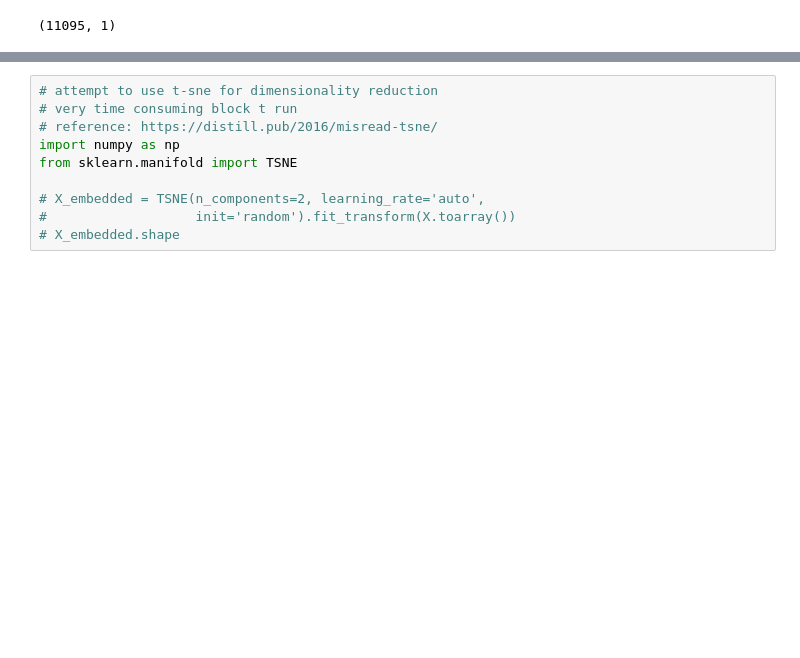
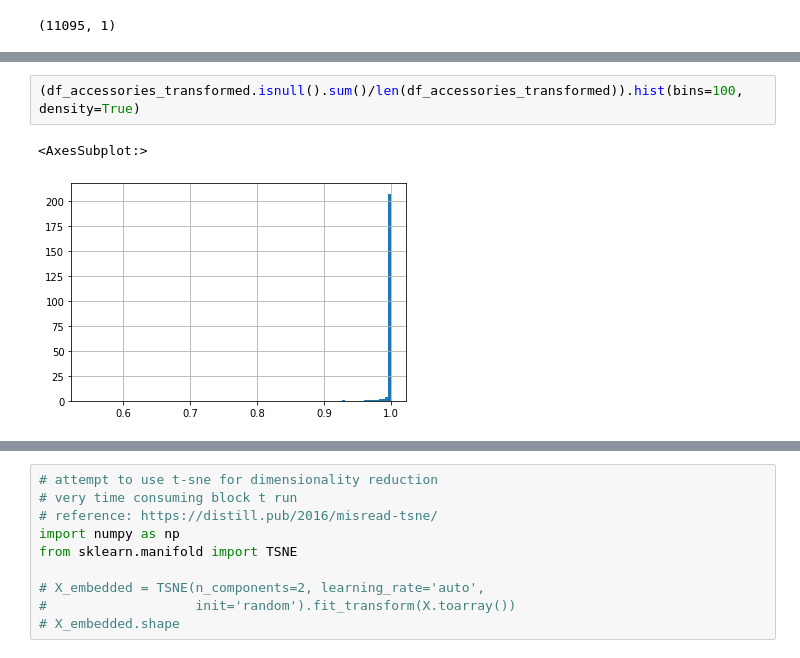
Before and after one commit to yy96/cs5228_project_MARS, a Jupyter notebook: notebooks/2. yy-feature-engineering.ipynb, the cells around one changed output, grey strips where cells are left out. Saved outputs shown, nothing was run; the diff lists cells and outputs as text; blank space fills up the shorter version.

```diff
--- a/notebooks/2. yy-feature-engineering.ipynb
+++ b/notebooks/2. yy-feature-engineering.ipynb
@@ -267,0 +308,5 @@ print(df_description_tfidf.shape)
+# %%
+(df_accessories_transformed.isnull().sum()/len(df_accessories_transformed)).hist(bins=100, density=True)
+# %% [output]
+<AxesSubplot:>
+[figure, added]
```
Also changed, not shown: parts of 13 cells of this notebook.
